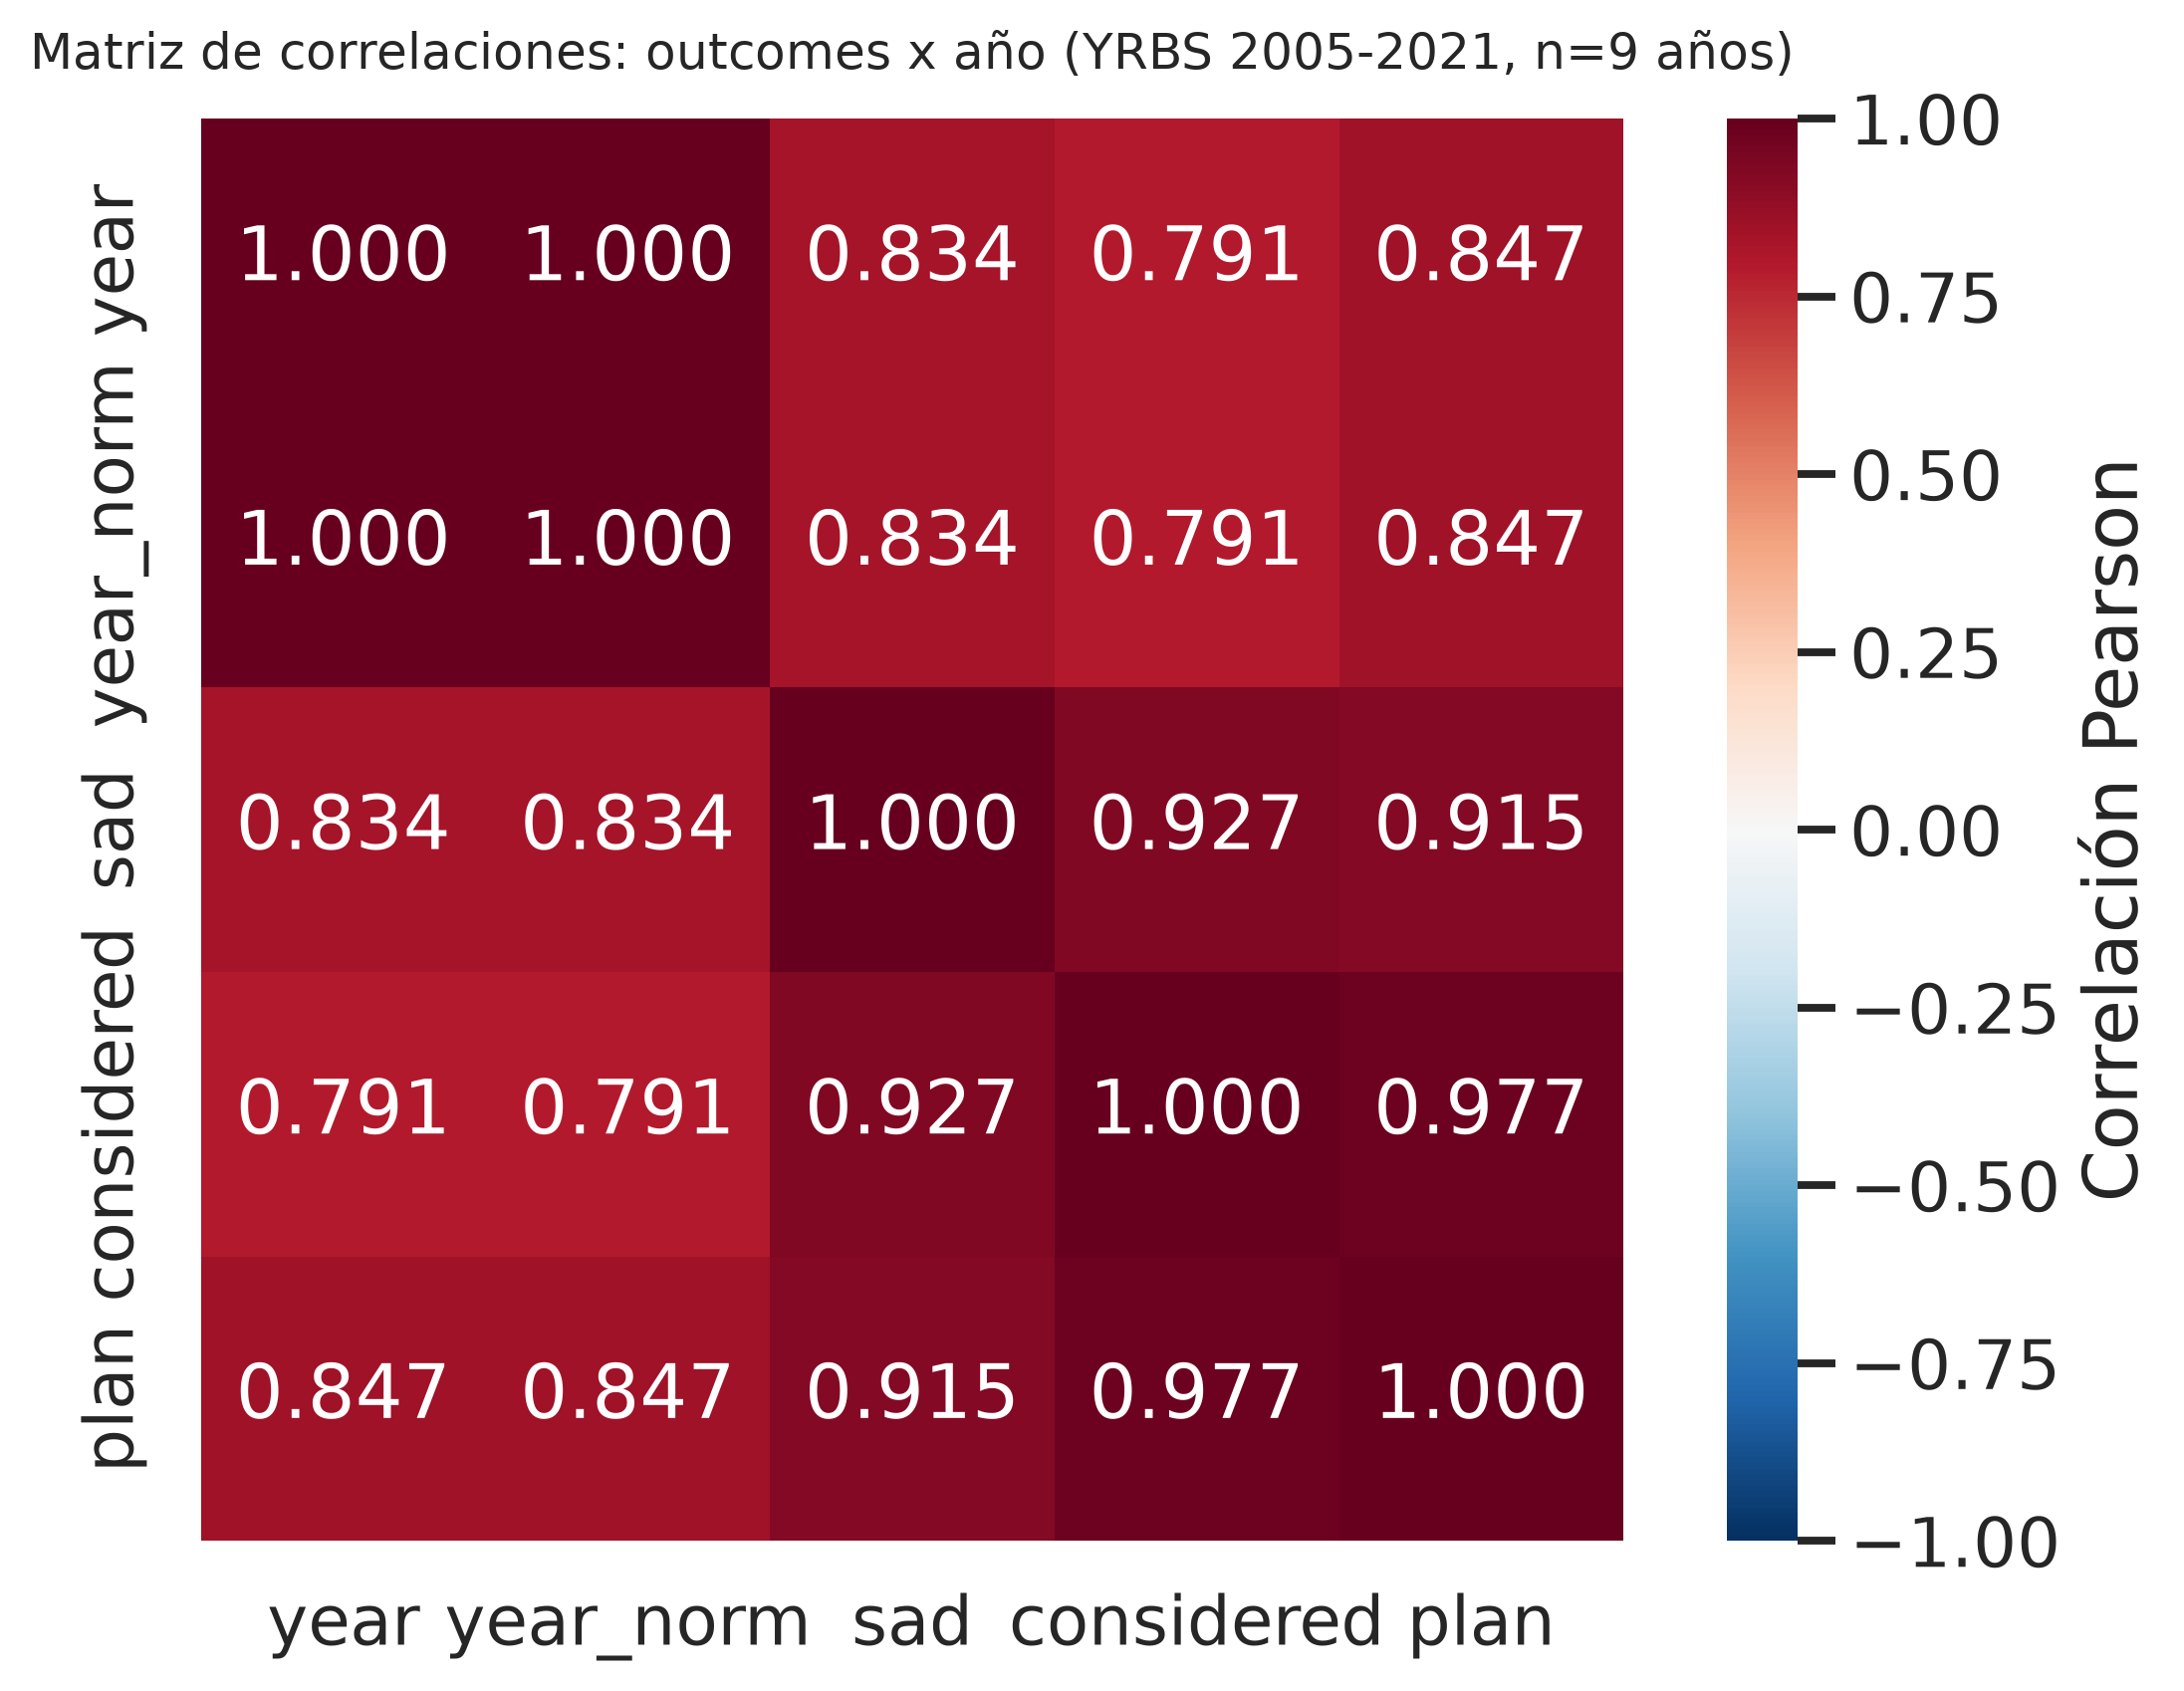
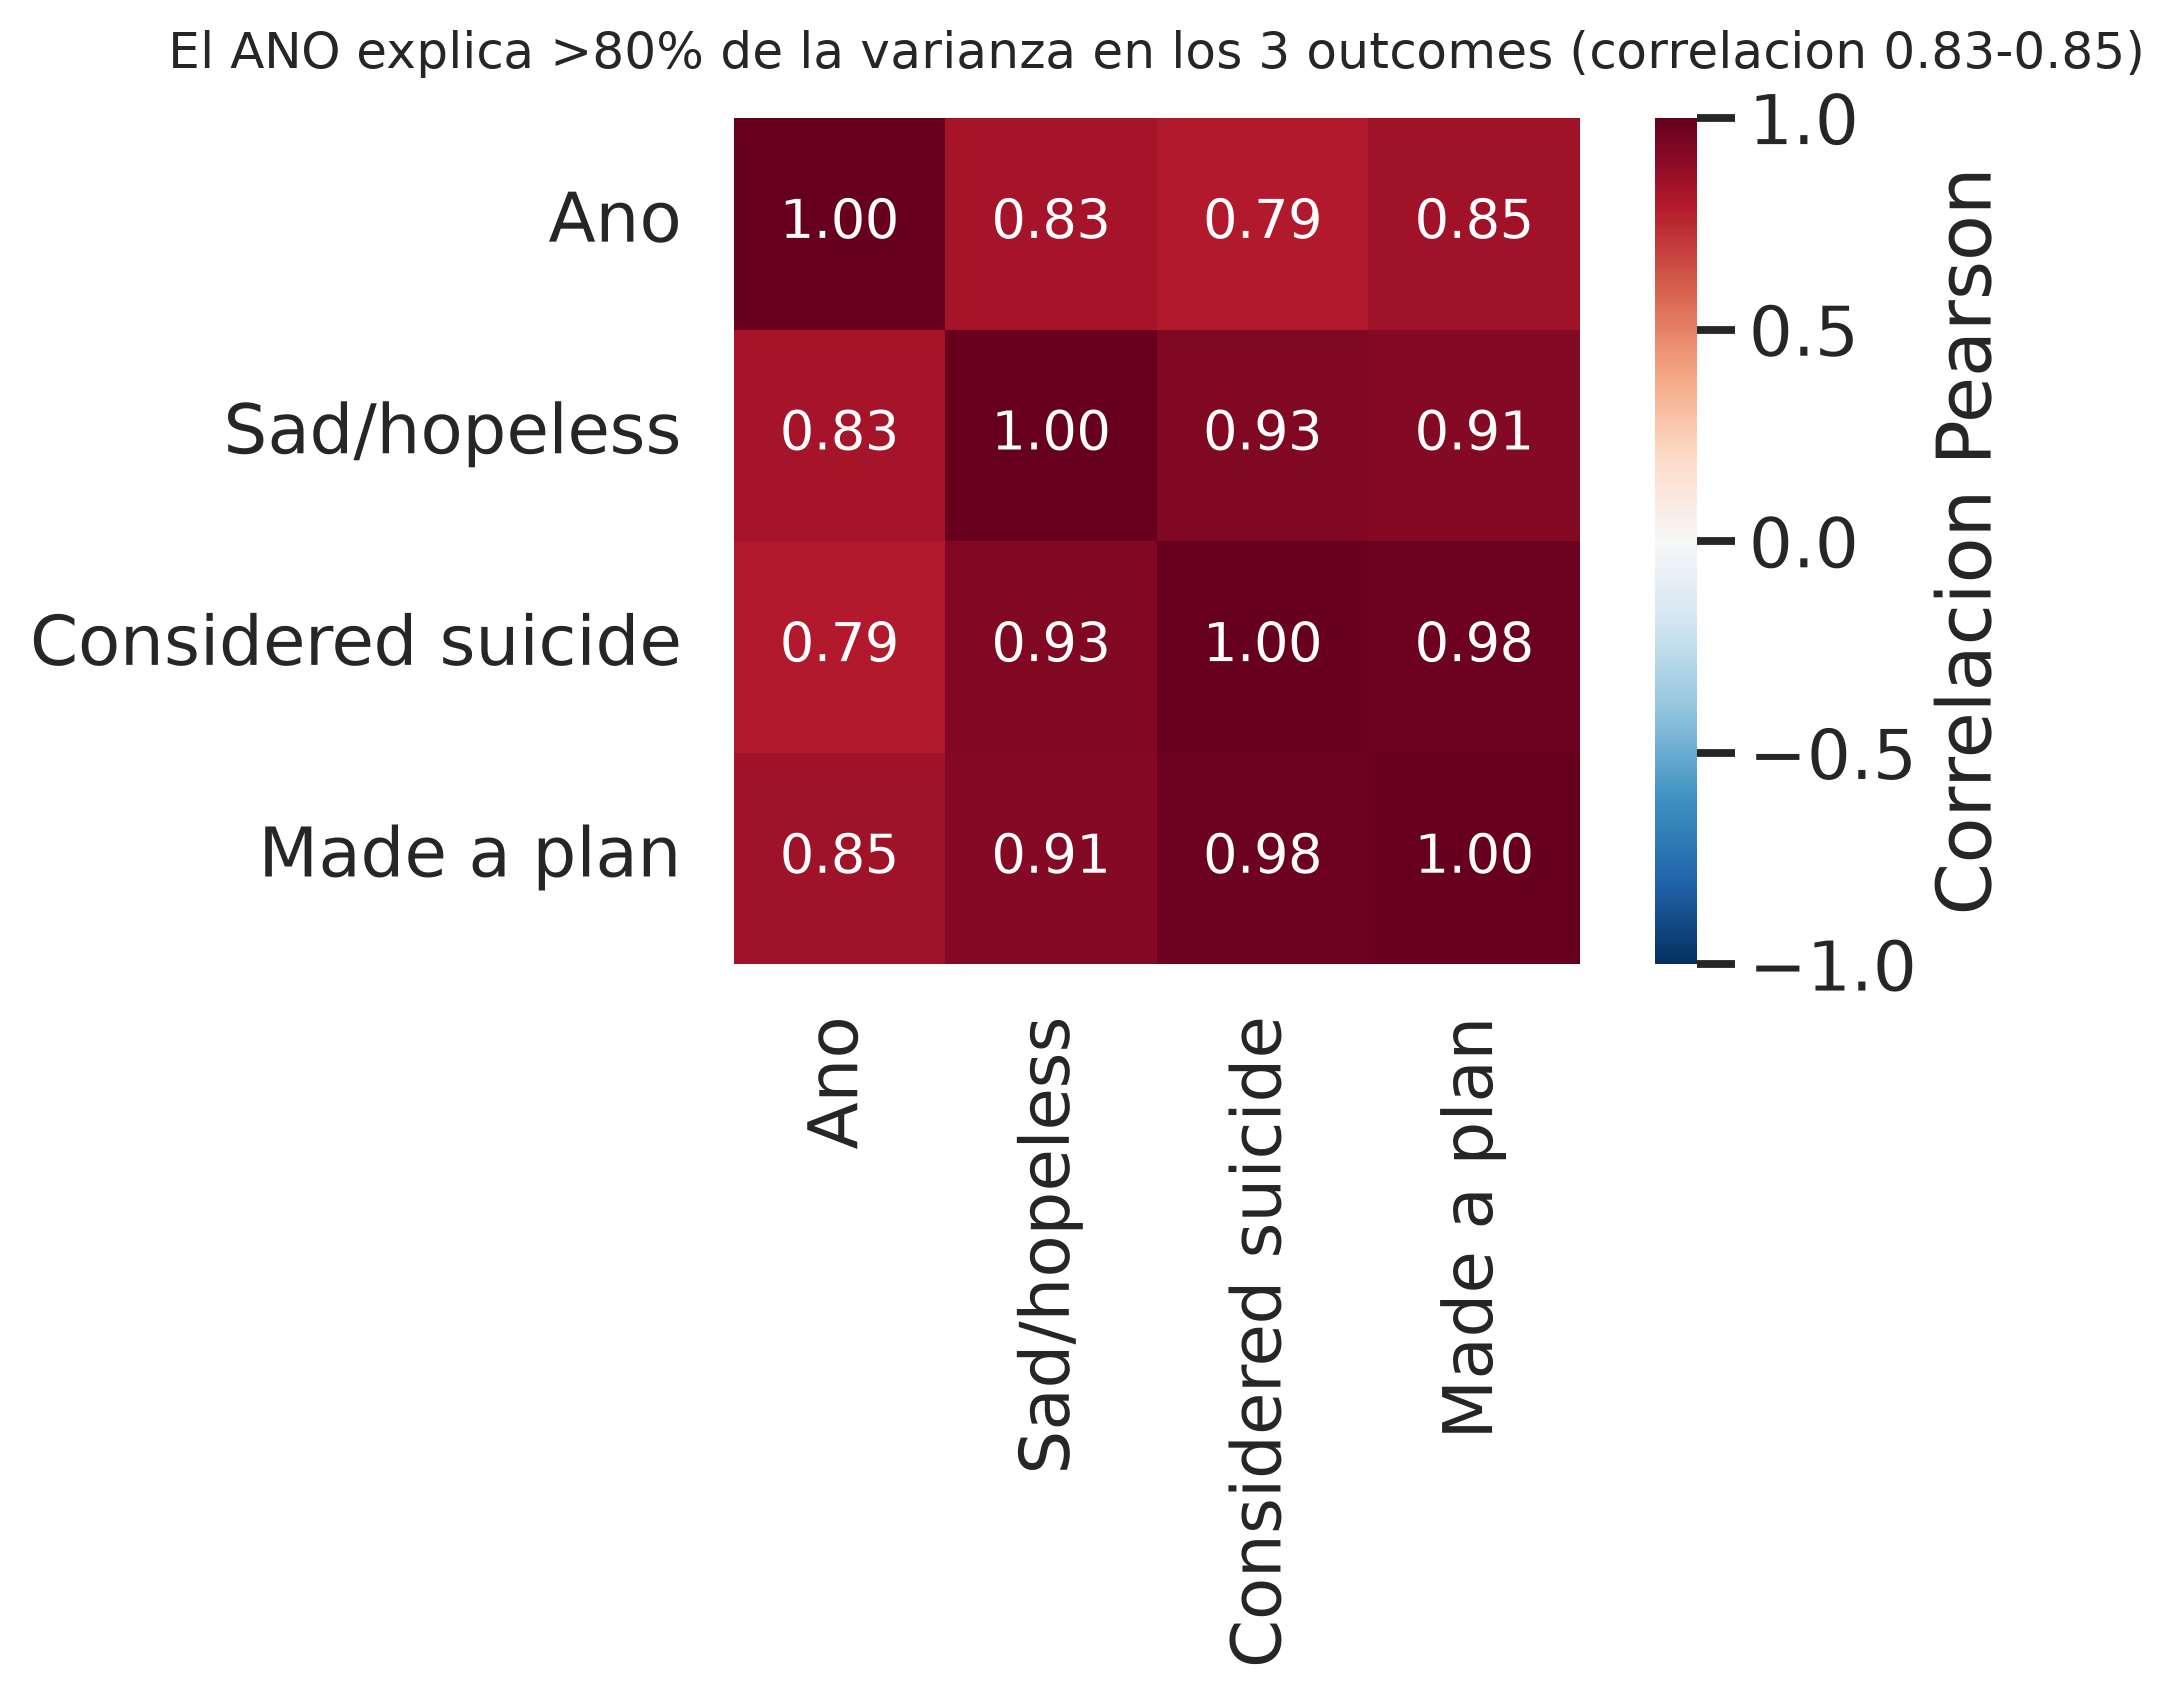
The change to this notebook cell's code, shown as a diff; its figure went from the first image to the second:
--- before
+++ after
@@ -1,3 +1,2 @@
-# Construir matriz
 yearly = yrbs.groupby('year').apply(lambda g: pd.Series({
     'sad': (g['sad_hopeless'] * g['weight']).sum() / g['weight'].sum(),
@@ -5,14 +4,18 @@
     'plan': (g['made_plan'] * g['weight']).sum() / g['weight'].sum(),
 })).reset_index()
-yearly['year_norm'] = (yearly['year'] - 2005) / 16  # 0-1 normalizado
 
-corr_vars = yearly[['year', 'year_norm', 'sad', 'considered', 'plan']].corr()
+corr_vars = yearly[['year', 'sad', 'considered', 'plan']].corr()
+labels = ['Ano', 'Sad/hopeless', 'Considered suicide', 'Made a plan']
+
 fig, ax = plt.subplots(figsize=(8, 6))
-sns.heatmap(corr_vars, annot=True, fmt='.3f', cmap='RdBu_r', center=0,
-            square=True, cbar_kws={'label': 'Correlaci\u00f3n Pearson'}, ax=ax,
-            vmin=-1, vmax=1)
-ax.set_title('Matriz de correlaciones: outcomes x a\u00f1o (YRBS 2005-2021, n=9 a\u00f1os)',
-             fontsize=12, pad=12)
+sns.heatmap(corr_vars, annot=True, fmt='.2f', cmap='RdBu_r', center=0,
+            square=True, cbar_kws={'label': 'Correlacion Pearson'},
+            xticklabels=labels, yticklabels=labels,
+            vmin=-1, vmax=1, ax=ax, annot_kws={'fontsize': 13})
+ax.set_title('El ANO explica >80% de la varianza en los 3 outcomes (correlacion 0.83-0.85)', fontsize=12, pad=12)
 plt.tight_layout()
 save(fig, config.FIGURES_DIR / 'fig14_correlation_matrix.png')
 plt.show()
+
+print('Lectura en 3 segundos: Ano tiene correlacion >0.83 con los 3 outcomes.')
+print('Hay un factor subyacente comun que crece monoticamente con el tiempo.')

Commit: fix(rigor): 10 correcciones de presentación y rigor metodológico